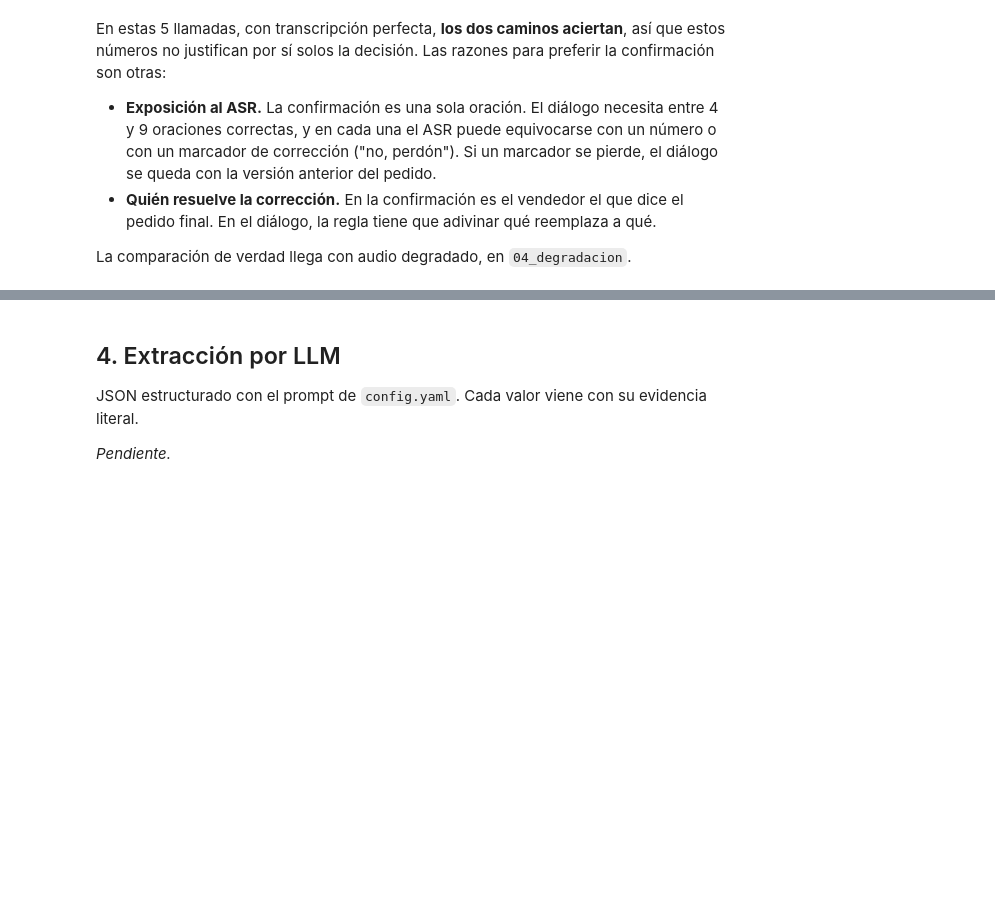
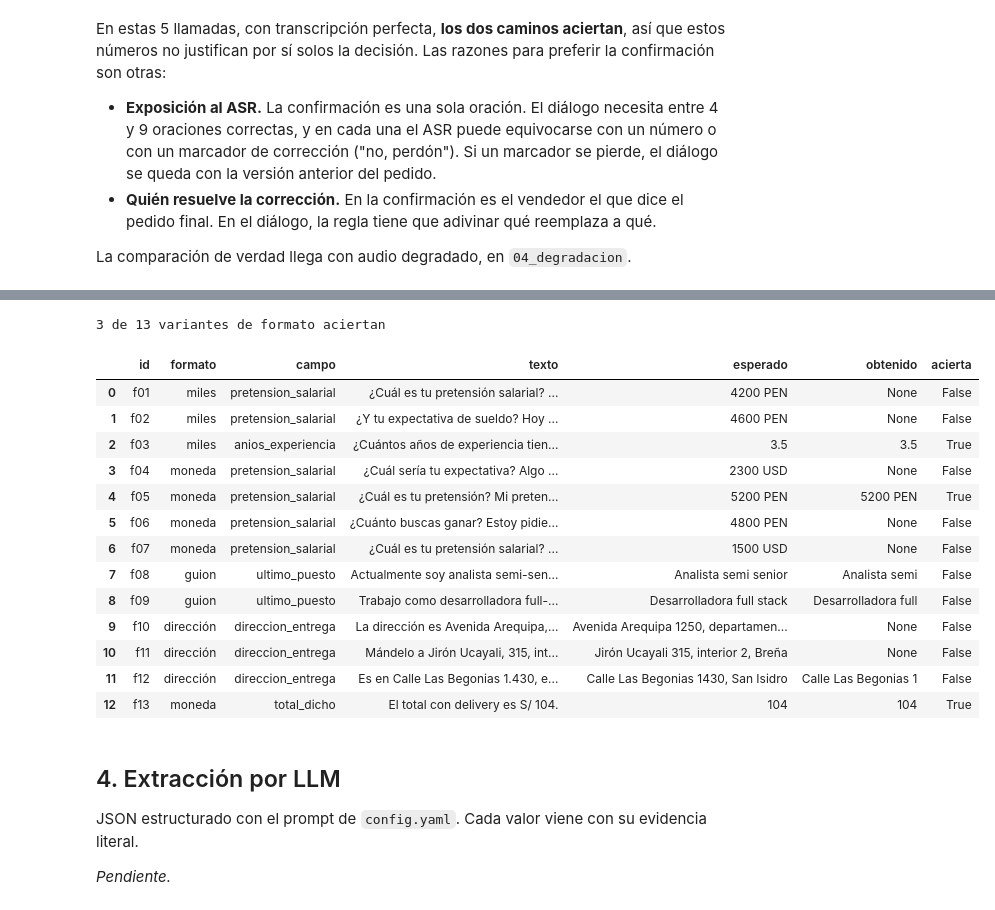
Before and after one commit to mmlis02/HW_05_202602, a Jupyter notebook: notebooks/03_extraccion.ipynb, the cells around one changed output, grey strips where cells are left out. Drawn from its saved outputs; the diff is of its cells as text; code cells hidden in the pictures; blank space fills up the shorter version.

```diff
--- a/notebooks/03_extraccion.ipynb
+++ b/notebooks/03_extraccion.ipynb
@@ -508,3 +593,56 @@ La comparación de verdad llega con audio degradado, en `04_degradacion`.
+# %%
+variantes_formato = [
+    # id, formato, esquema, campo, texto, esperado
+    ("f01", "miles", "entrevista", "pretension_salarial",
+     "¿Cuál es tu pretensión salarial? Pido 4.200 soles mensuales.", {"monto": 4200, "moneda": "PEN"}),
+    ("f02", "miles", "entrevista", "pretension_salarial",
+     "¿Y tu expectativa de sueldo? Hoy gano 3.900. Busco unos 4.600 soles.", {"monto": 4600, "moneda": "PEN"}),
+    ("f03", "miles", "entrevista", "anios_experiencia",
+     "¿Cuántos años de experiencia tienes? Tengo 3.5 años programando.", 3.5),
+    ("f04", "moneda", "entrevista", "pretension_salarial",
+     "¿Cuál sería tu expectativa? Algo como $2.300 al mes.", {"monto": 2300, "moneda": "USD"}),
+    ("f05", "moneda", "entrevista", "pretension_salarial",
+     "¿Cuál es tu pretensión? Mi pretensión es S/ 5200 mensuales.", {"monto": 5200, "moneda": "PEN"}),
+    ("f06", "moneda", "entrevista", "pretension_salarial",
+     "¿Cuánto buscas ganar? Estoy pidiendo S/.4.800 brutos.", {"monto": 4800, "moneda": "PEN"}),
+    ("f07", "moneda", "entrevista", "pretension_salarial",
+     "¿Cuál es tu pretensión salarial? Unos $1.500 dólares mensuales.", {"monto": 1500, "moneda": "USD"}),
+    ("f08", "guion", "entrevista", "ultimo_puesto",
+     "Actualmente soy analista semi-senior en un banco.", "Analista semi senior"),
+    ("f09", "guion", "entrevista", "ultimo_puesto",
+     "Trabajo como desarrolladora full-stack en una consultora.", "Desarrolladora full stack"),
+    ("f10", "dirección", "pedido", "direccion_entrega",
+     "La dirección es Avenida Arequipa, 1250, departamento 801, en Lince.", "Avenida Arequipa 1250, departamento 801, Lince"),
+    ("f11", "dirección", "pedido", "direccion_entrega",
+     "Mándelo a Jirón Ucayali, 315, interior 2, en Breña.", "Jirón Ucayali 315, interior 2, Breña"),
+    ("f12", "dirección", "pedido", "direccion_entrega",
+     "Es en Calle Las Begonias 1.430, en San Isidro.", "Calle Las Begonias 1430, San Isidro"),
+    ("f13", "moneda", "pedido", "total_dicho", "El total con delivery es S/ 104.", 104),
+]
+
+tabla_formato_variantes = pd.DataFrame(
+    [{"id": i, "formato": f, "campo": campo, "texto": texto, "esperado": mostrar(esp),
+      "obtenido": mostrar(ob := extraer(texto, esquema)[campo]["valor"]),
+      "acierta": coincide(tipos[campo], ob, esp)} for i, f, esquema, campo, texto, esp in variantes_formato]
+)
+print(f"{tabla_formato_variantes.acierta.sum()} de {len(tabla_formato_variantes)} variantes de formato aciertan")
+tabla_formato_variantes
+# %% [output]
+3 de 13 variantes de formato aciertan
+|  | id | formato | campo | texto | esperado | obtenido | acierta |
+| 0 | f01 | miles | pretension_salarial | ¿Cuál es tu pretensión salarial? ... | 4200 PEN | None | False |
+| 1 | f02 | miles | pretension_salarial | ¿Y tu expectativa de sueldo? Hoy ... | 4600 PEN | None | False |
+| 2 | f03 | miles | anios_experiencia | ¿Cuántos años de experiencia tien... | 3.5 | 3.5 | True |
+| 3 | f04 | moneda | pretension_salarial | ¿Cuál sería tu expectativa? Algo ... | 2300 USD | None | False |
+| 4 | f05 | moneda | pretension_salarial | ¿Cuál es tu pretensión? Mi preten... | 5200 PEN | 5200 PEN | True |
+| 5 | f06 | moneda | pretension_salarial | ¿Cuánto buscas ganar? Estoy pidie... | 4800 PEN | None | False |
+| 6 | f07 | moneda | pretension_salarial | ¿Cuál es tu pretensión salarial? ... | 1500 USD | None | False |
+| 7 | f08 | guion | ultimo_puesto | Actualmente soy analista semi-sen... | Analista semi senior | Analista semi | False |
+| 8 | f09 | guion | ultimo_puesto | Trabajo como desarrolladora full-... | Desarrolladora full stack | Desarrolladora full | False |
+| 9 | f10 | dirección | direccion_entrega | La dirección es Avenida Arequipa,... | Avenida Arequipa 1250, departamen... | None | False |
+| 10 | f11 | dirección | direccion_entrega | Mándelo a Jirón Ucayali, 315, int... | Jirón Ucayali 315, interior 2, Breña | None | False |
+| 11 | f12 | dirección | direccion_entrega | Es en Calle Las Begonias 1.430, e... | Calle Las Begonias 1430, San Isidro | Calle Las Begonias 1 | False |
+| 12 | f13 | moneda | total_dicho | El total con delivery es S/ 104. | 104 | 104 | True |
 # %% [markdown]
 ## 4. Extracción por LLM
 
```
Also changed, not shown: parts of 3 cells of this notebook.
